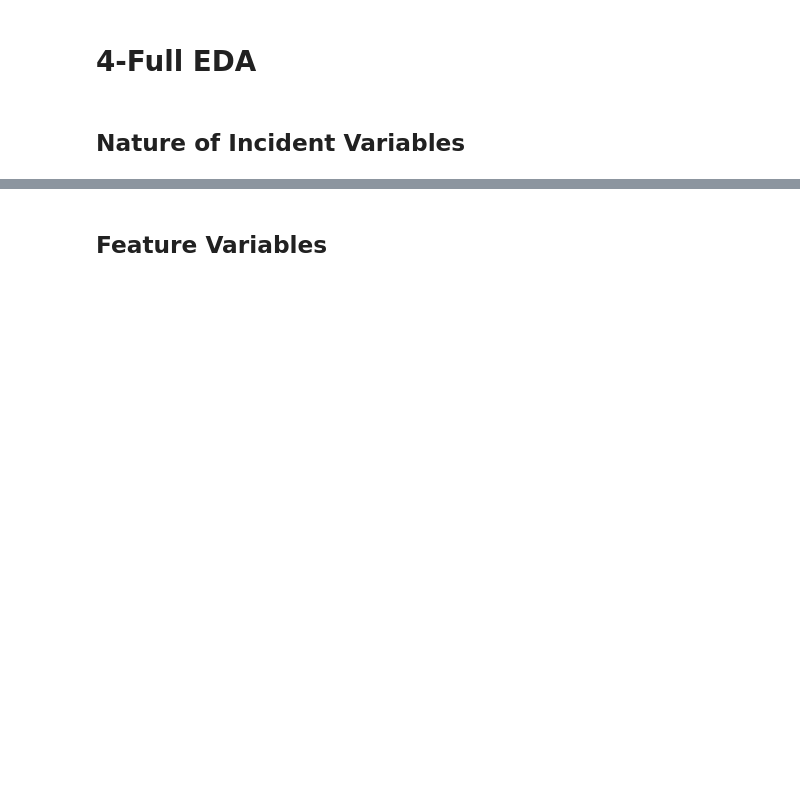
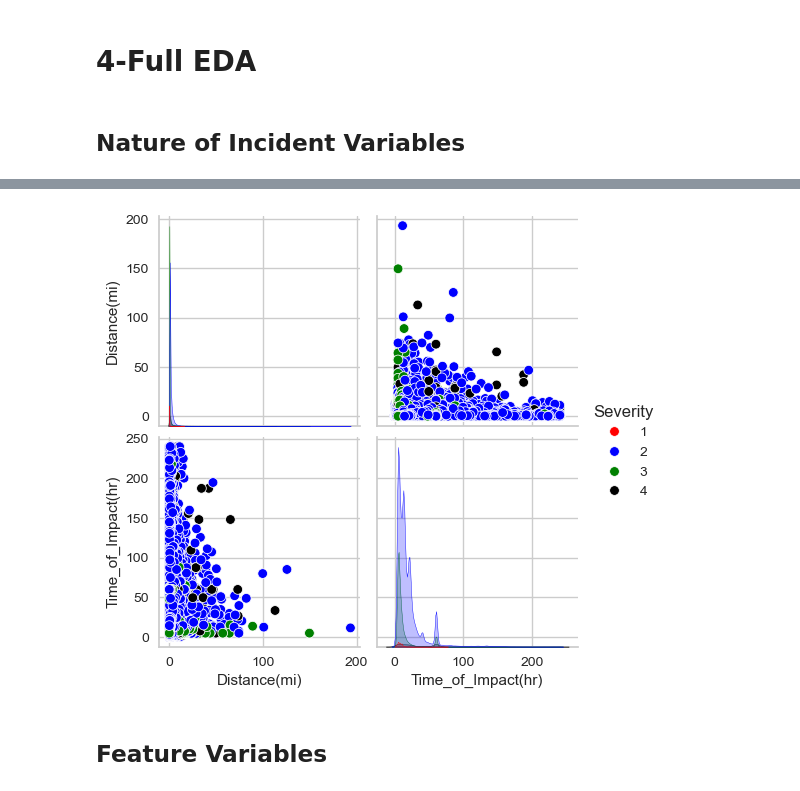
Before and after one commit to gpo2105/Capstone_1, a Jupyter notebook: Draft.ipynb, the cells around one changed output, grey strips where cells are left out. Saved outputs shown, nothing was run; the diff lists cells and outputs as text; code cells hidden in the pictures; blank space fills up the shorter version.

```diff
--- a/Draft.ipynb
+++ b/Draft.ipynb
@@ -526,6 +963,8 @@ else:
 # %%
 palette = {1:'red',2:'blue',3:'green',4:'black'}
-sns.pairplot(data_clean[['Severity','Distance(mi)','Time_of_Impact(hr)']],hue='Severity',palette=palette);
+sns.pairplot(data[['Severity','Distance(mi)','Time_of_Impact(hr)']],hue='Severity',palette=palette);
+# %% [output]
+[figure, added]
 # %% [markdown]
 ## Feature Variables
 # %% [markdown]
```
Also changed, not shown: parts of 98 cells of this notebook.
